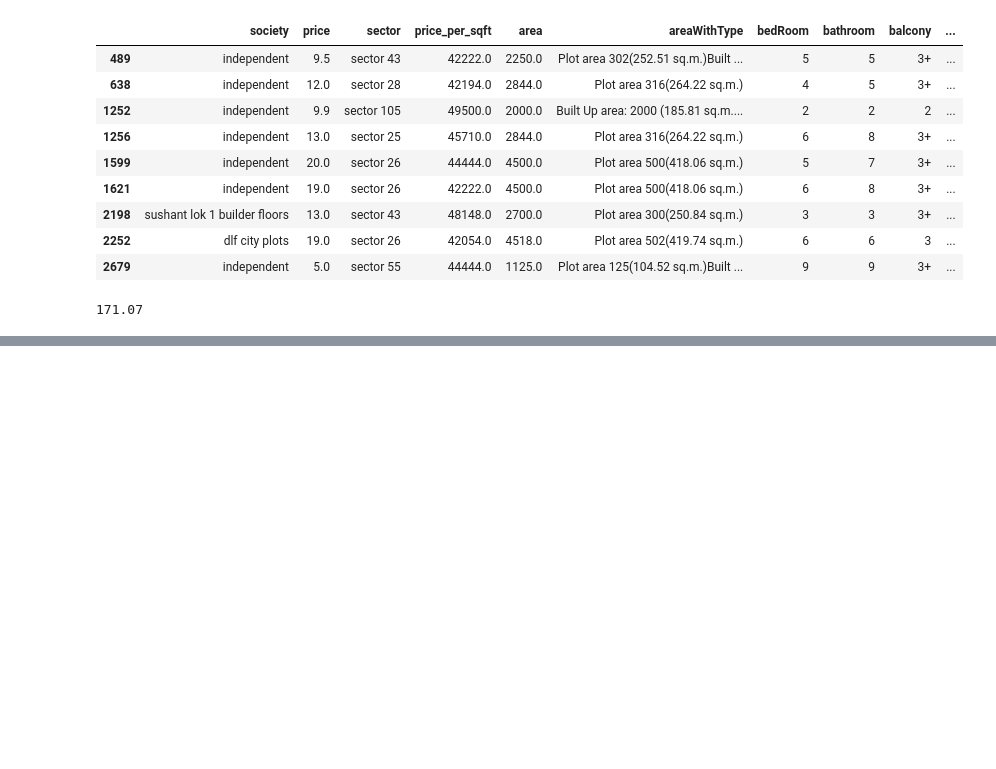
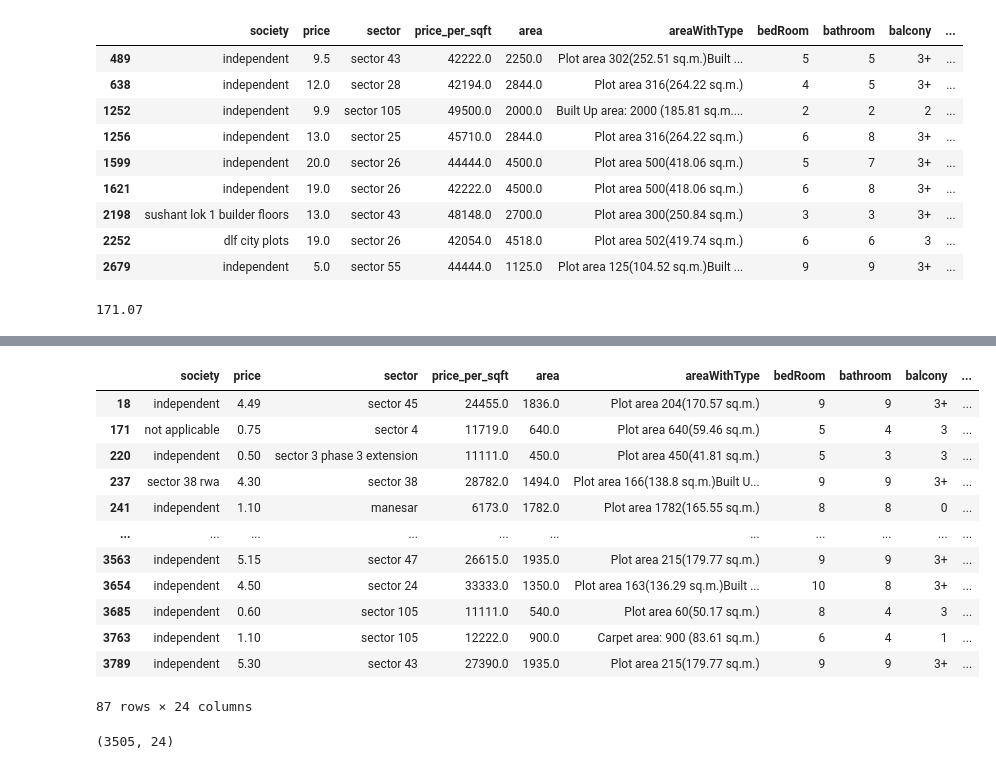
Before and after one commit to saurabh-sisodiya/Real-Estate-ML, a Jupyter notebook: outlier-treatment.ipynb, the cells around one changed output, grey strips where cells are left out. Drawn from its saved outputs; the diff is of its cells as text; code cells hidden in the pictures; blank space fills up the shorter version.

```diff
--- a/outlier-treatment.ipynb
+++ b/outlier-treatment.ipynb
@@ -623,0 +631,16 @@ x = df[df['price_per_sqft'] <= 20000]
+# %%
+df[(df['area_room_ratio'] < 250) & (df['bedRoom'] > 4)]
+# %% [output]
+|  | society | price | sector | price_per_sqft | area | areaWithType | bedRoom | bathroom | balcony | ... |
+| 18 | independent | 4.49 | sector 45 | 24455.0 | 1836.0 | Plot area 204(170.57 sq.m.) | 9 | 9 | 3+ | ... |
+| 171 | not applicable | 0.75 | sector 4 | 11719.0 | 640.0 | Plot area 640(59.46 sq.m.) | 5 | 4 | 3 | ... |
+| 220 | independent | 0.50 | sector 3 phase 3 extension | 11111.0 | 450.0 | Plot area 450(41.81 sq.m.) | 5 | 3 | 3 | ... |
+| 237 | sector 38 rwa | 4.30 | sector 38 | 28782.0 | 1494.0 | Plot area 166(138.8 sq.m.)Built U... | 9 | 9 | 3+ | ... |
+| 241 | independent | 1.10 | manesar | 6173.0 | 1782.0 | Plot area 1782(165.55 sq.m.) | 8 | 8 | 0 | ... |
+| ... | ... | ... | ... | ... | ... | ... | ... | ... | ... | ... |
+| 3563 | independent | 5.15 | sector 47 | 26615.0 | 1935.0 | Plot area 215(179.77 sq.m.) | 9 | 9 | 3+ | ... |
+| 3654 | independent | 4.50 | sector 24 | 33333.0 | 1350.0 | Plot area 163(136.29 sq.m.)Built ... | 10 | 8 | 3+ | ... |
+| 3685 | independent | 0.60 | sector 105 | 11111.0 | 540.0 | Plot area 60(50.17 sq.m.) | 8 | 4 | 3 | ... |
+| 3763 | independent | 1.10 | sector 105 | 12222.0 | 900.0 | Carpet area: 900 (83.61 sq.m.) | 6 | 4 | 1 | ... |
+| 3789 | independent | 5.30 | sector 43 | 27390.0 | 1935.0 | Plot area 215(179.77 sq.m.) | 9 | 9 | 3+ | ... |
+87 rows × 24 columns
@@ -624,3 +649,7 @@ x = df[df['price_per_sqft'] <= 20000]
+# %%
+df.shape
+# %% [output]
+(3505, 24)
 # %%
 df[(df['area']/df['bedRoom'])<171]
 # %% [output]
```
Also changed, not shown: parts of 5 cells of this notebook, 2 other files.
